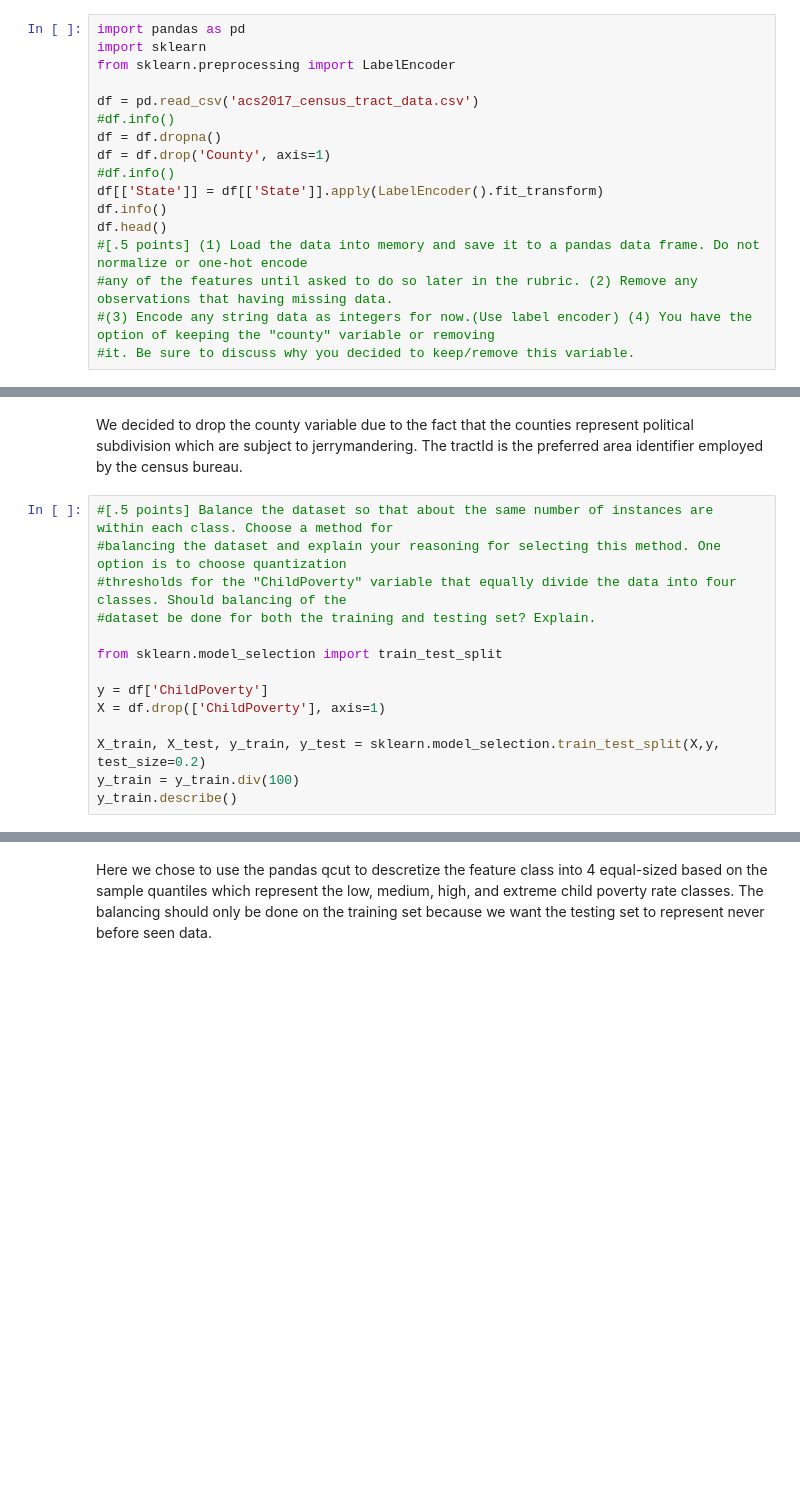
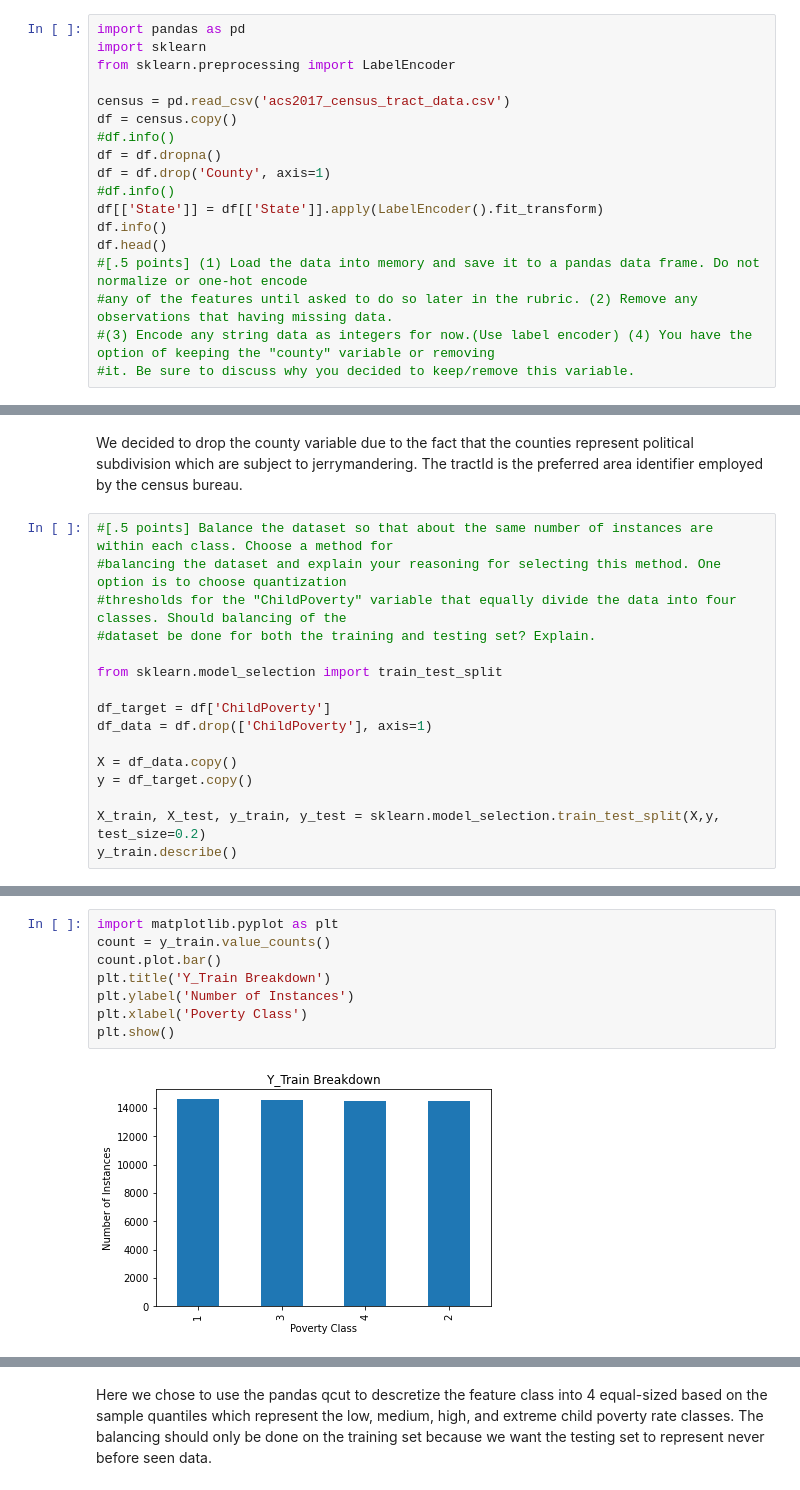
Before and after one commit to lukedemaio/MLLab04, a Jupyter notebook: Lab4.ipynb, the cells around one changed output, grey strips where cells are left out. Drawn from its saved outputs; the diff is of its cells as text; blank space fills up the shorter version.

```diff
--- a/Lab4.ipynb
+++ b/Lab4.ipynb
@@ -3,7 +3,8 @@ import pandas as pd
 import sklearn
 from sklearn.preprocessing import LabelEncoder
 
-df = pd.read_csv('acs2017_census_tract_data.csv')
+census = pd.read_csv('acs2017_census_tract_data.csv')
+df = census.copy()
 #df.info()
 df = df.dropna()
 df = df.drop('County', axis=1)
@@ -50,11 +51,13 @@ We decided to drop the county variable due to the fact that the counties represe
 
 from sklearn.model_selection import train_test_split
 
-y = df['ChildPoverty']
-X = df.drop(['ChildPoverty'], axis=1)
+df_target = df['ChildPoverty']
+df_data = df.drop(['ChildPoverty'], axis=1)
+
+X = df_data.copy()
+y = df_target.copy()
 
 X_train, X_test, y_train, y_test = sklearn.model_selection.train_test_split(X,y, test_size=0.2)
-y_train = y_train.div(100)
 y_train.describe()
 # %% [output]
 count    58174.000000
@@ -98,0 +88,10 @@ plt.show()
+# %%
+import matplotlib.pyplot as plt
+count = y_train.value_counts()
+count.plot.bar()
+plt.title('Y_Train Breakdown')
+plt.ylabel('Number of Instances')
+plt.xlabel('Poverty Class')
+plt.show()
+# %% [output]
+[figure, added]
```
Also changed, not shown: parts of 41 cells of this notebook.
